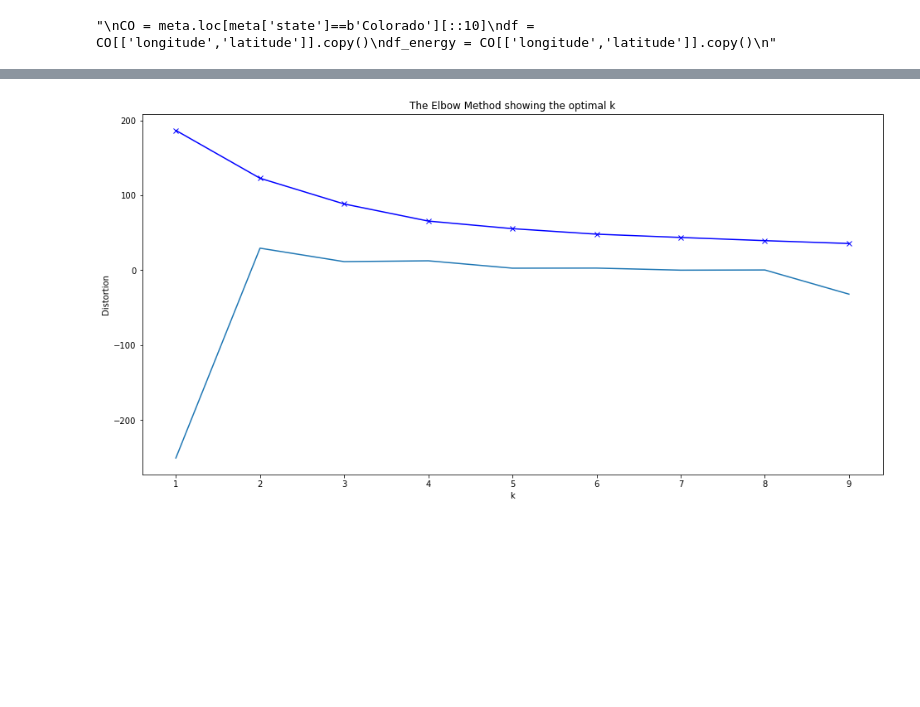
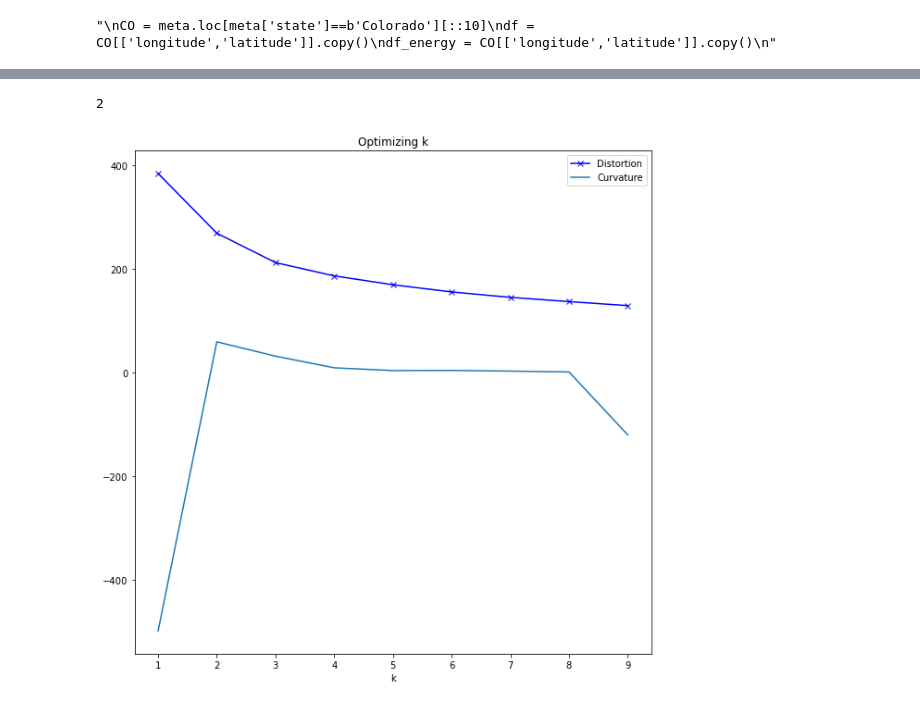
Before and after one commit to bnb32/nrel_project, a Jupyter notebook: prototype.ipynb, the cells around one changed output, grey strips where cells are left out. Cells and saved outputs as stored; diff of their text form; code cells hidden in the pictures; blank space fills up the shorter version.

```diff
--- a/prototype.ipynb
+++ b/prototype.ipynb
@@ -147,0 +268,2 @@ df_energy = get_energy_data(0,USA)
+# %%
+df = pd.read_pickle('/data/bnb32/tmp/nrel_df.pkl')
@@ -148,19 +286,2 @@ df_energy = get_energy_data(0,USA)
 # %%
 #get_energy(lat=18.93,lon=-155.66,azimuth=180,module_type=1,tilt=40,array_type=1,capacity=10)
-# %%
-distortions = []
-K = range(1,10)
-for k in K:
-    df,dist = cluster_data(df,n_clusters=k)
-    distortions.append(dist)
-
-def curvature(a):
-    b = [0]*len(a)
-    for i in range(len(b)):
-        if 0<i<len(a)-1:
-            b[i] = (a[i+1]-2*a[i]+a[i-1])
-        elif i==0:
-            b[i] = (a[i+1]-2*a[i])
-        elif i==len(a)-1:
-            b[i] = (-2*a[i]+a[i-1])
-    return b
@@ -167,10 +313,22 @@ def curvature(a):
+# %%
+distortions = []
+K = range(1,10)
+for k in K:
+    df,dist = cluster_data_kmeans(df,n_clusters=k,features=features)
+    distortions.append(dist)
+K[np.argmax(curvature(distortions))]
+# %% [output]
+2
 # %%
-plt.figure(figsize=(16,8))
-plt.plot(K, distortions, 'bx-')
-plt.plot(K,curvature(distortions))
+#plt.figure(figsize=(16,8))
+fig,ax = plt.subplots(figsize=(10,10))
+ax.plot(K, distortions, 'bx-',label='Distortion')
+ax.plot(K,curvature(distortions),label='Curvature')
 plt.xlabel('k')
-plt.ylabel('Distortion')
-plt.title('The Elbow Method showing the optimal k')
+#plt.ylabel('Distortion')
+plt.title('Optimizing k')
+legend = ax.legend()
+plt.savefig('optimal_k.png')
 plt.show()
 # %% [output]
-[figure, old version]
+[figure, new version]
```
Also changed, not shown: parts of 41 cells of this notebook.
